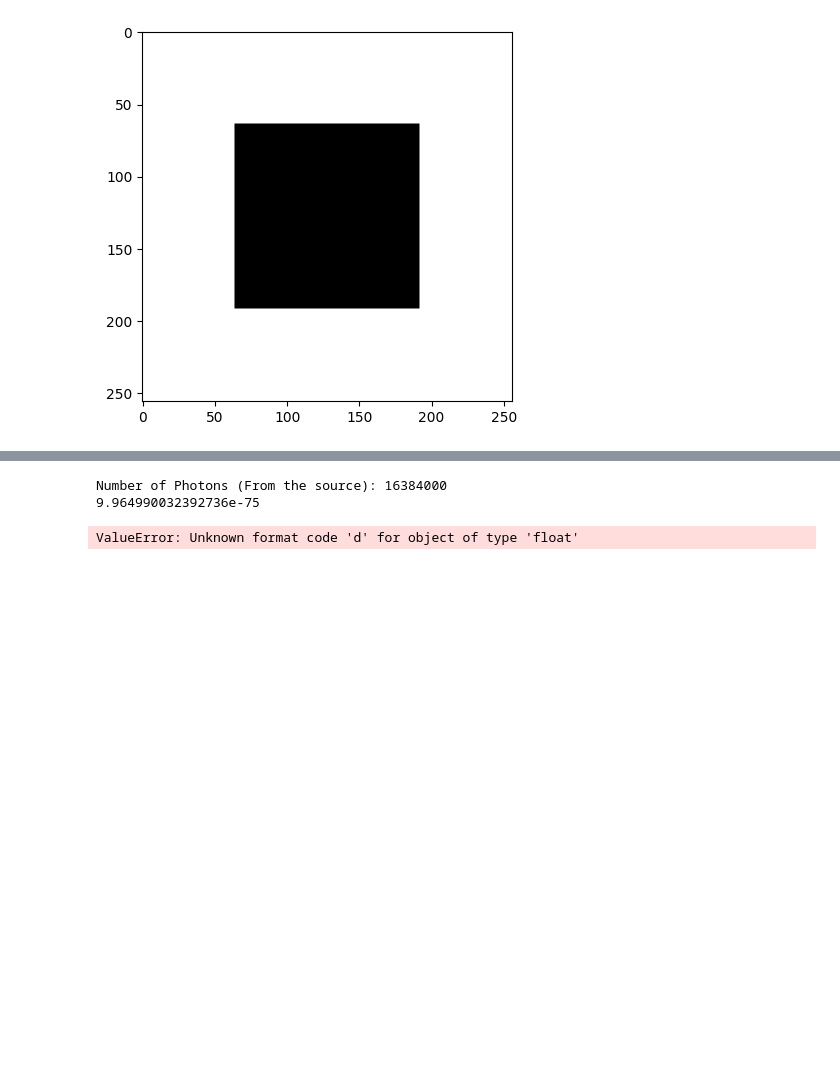
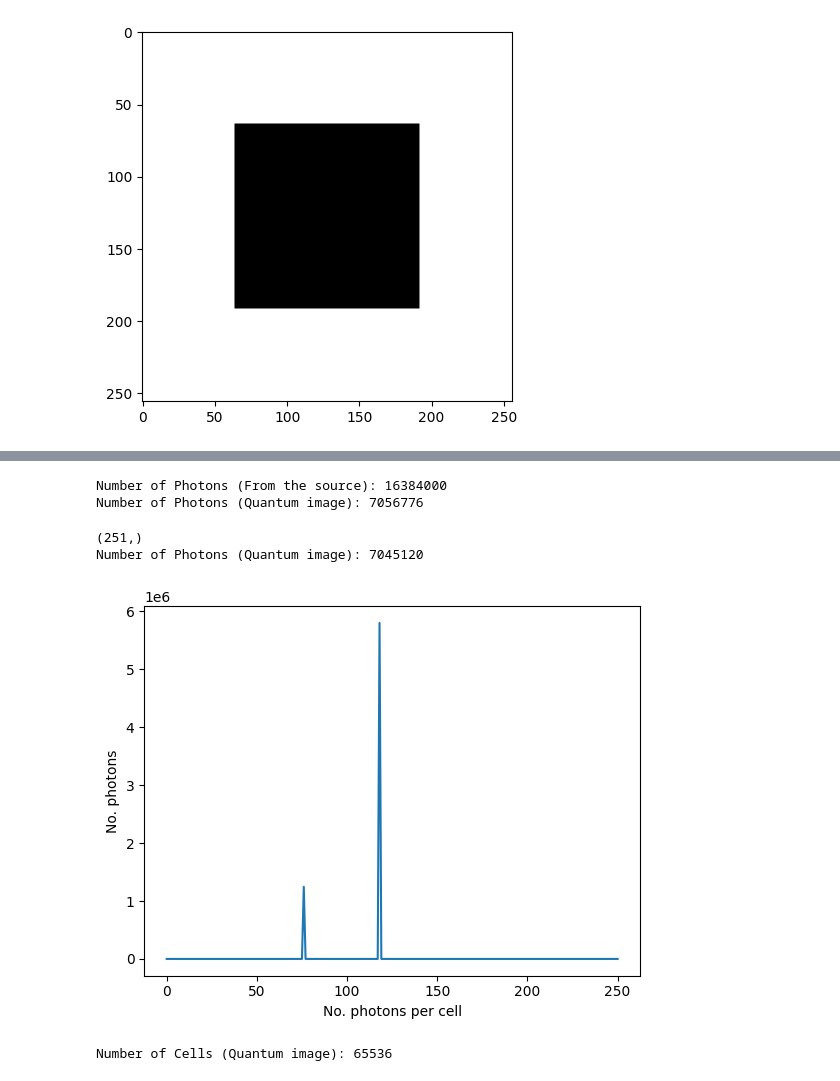
Before and after one commit to Leo00010011/IPBMI_Notebooks, a Jupyter notebook: E5/IPBMA_5_Projection_Radiography.ipynb, the cells around one changed output, grey strips where cells are left out. Cells and saved outputs as stored; diff of their text form; code cells hidden in the pictures; blank space fills up the shorter version.

Commit message:
finish source(), interactor_PR(), detectorNoiseP_1_1(), getNumberPhotons(), getNumberPhotonsCell(), getNumberCellsPhoton(),

```diff
--- a/E5/IPBMA_5_Projection_Radiography.ipynb
+++ b/E5/IPBMA_5_Projection_Radiography.ipynb
@@ -95,11 +69,29 @@ nSI= N0*size*size
 print(f'Number of Photons (From the source): {nSI:d}')
 
 nQI= getNumberPhotons(qImage)
-print(nQI)
 print(f'Number of Photons (Quantum image): {nQI:d}')
 
 assert nSI > nQI, "Something wrong happens"
 # %% [output]
 Number of Photons (From the source): 16384000
-9.964990032392736e-75
+Number of Photons (Quantum image): 7056776
-ValueError: Unknown format code 'd' for object of type 'float'
+# %%
+# Get Distribution of the Photons per Cell
+
+nPC= getNumberPhotonsCell(qImage, N0)
+print(nPC[1].shape)
+print(f'Number of Photons (Quantum image): {int(sum(nPC[1])):d}')
+# %% [output]
+(251,)
+Number of Photons (Quantum image): 7045120
+# %%
+plotDistribution(nPC, 'No. photons per cell', 'No. photons')
+# %% [output]
+[figure, added]
+# %%
+# Get Distribution of cells per Photons
+
+nCP= getNumberCellsPhoton(qImage, N0)
+print(f'Number of Cells (Quantum image): {int(sum(nCP[1])):d}')
+# %% [output]
+Number of Cells (Quantum image): 65536
```
Also changed, not shown: parts of 29 cells of this notebook, 2 other files.
